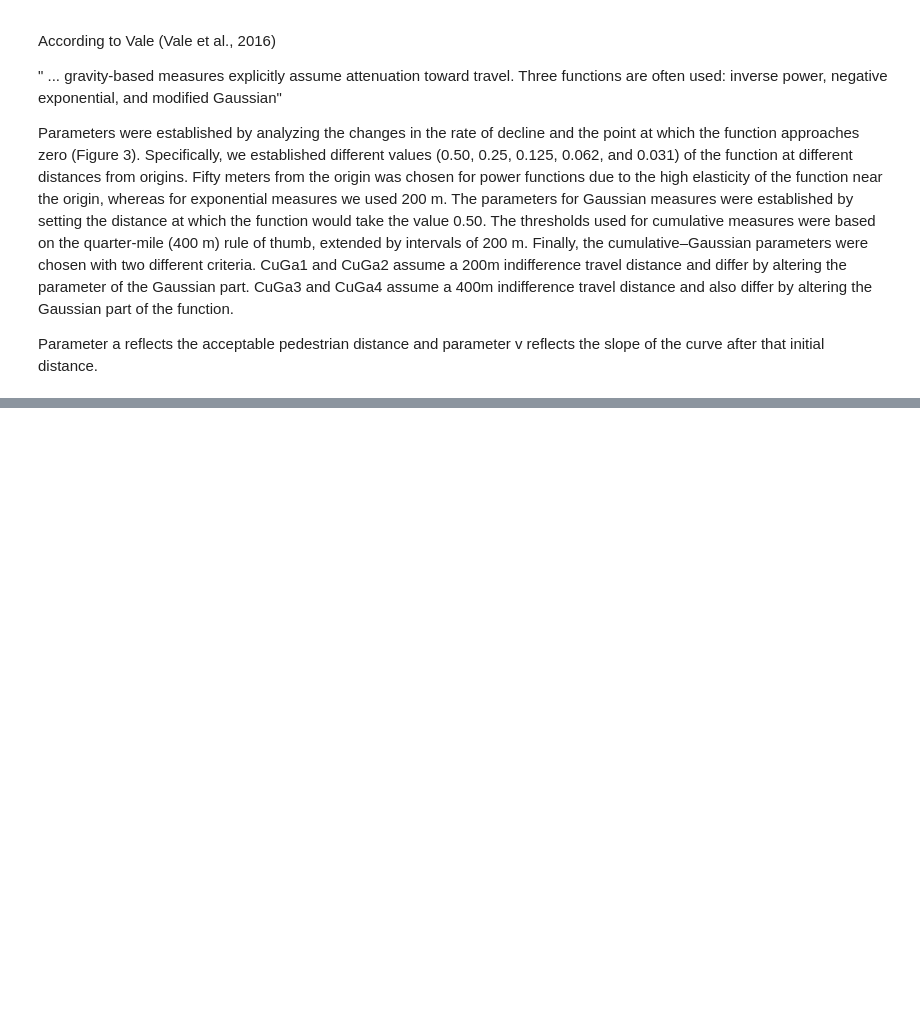
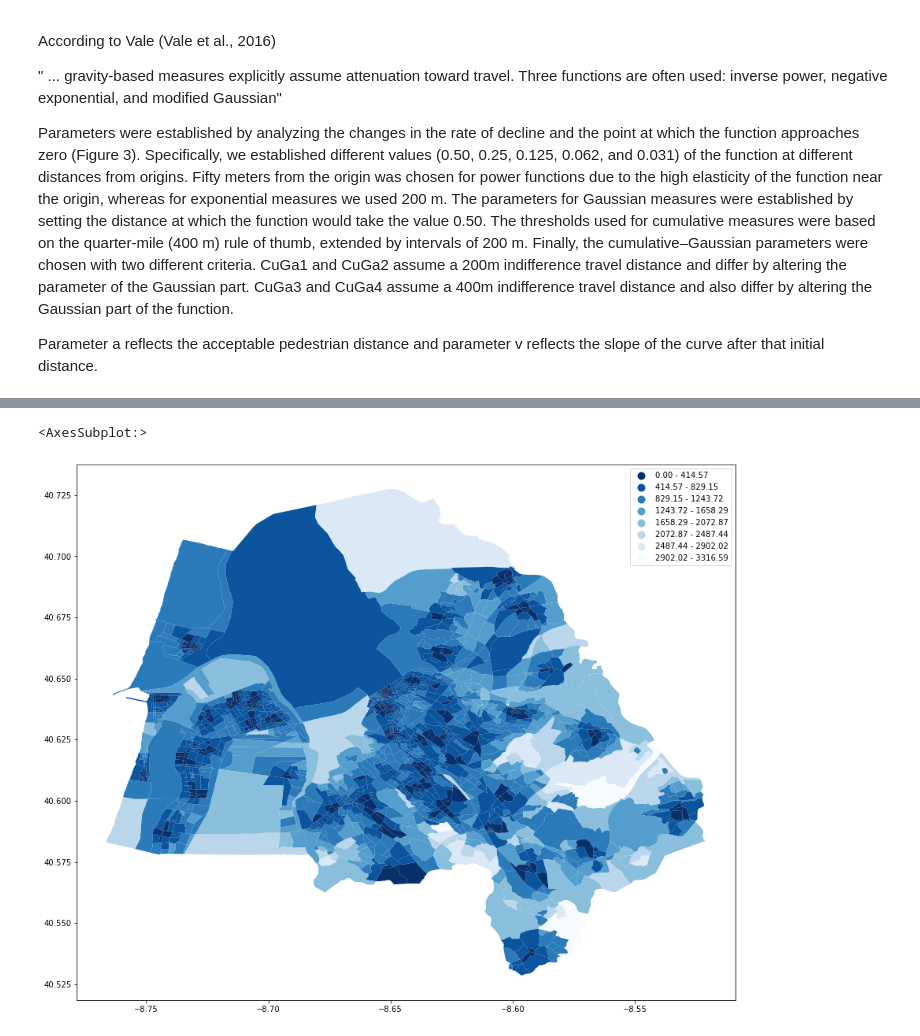
Before and after one commit to fillipefeitosa/gettin, a Jupyter notebook: pandana/Impedance/Impedance Experiments.ipynb, the cells around one changed output, grey strips where cells are left out. Cells and saved outputs as stored; diff of their text form; code cells hidden in the pictures; blank space fills up the shorter version.

```diff
--- a/pandana/Impedance/Impedance Experiments.ipynb
+++ b/pandana/Impedance/Impedance Experiments.ipynb
@@ -187,0 +299,28 @@ np.log(np.e)
+# %%
+# Fix missings and get IQ from raw base
+aveiro_ilhavo_missing = aveiro_ilhavo_missing.drop(columns=['BGRI', 'IQ', 'accessN1'])
+aveiro_ilhavo_missing = aveiro_ilhavo_missing.merge(portugal_qi, how='left', left_on='BGRI11', right_on='BGRI11')
+# %%
+# Find distance lenght for the missing subsections
+aveiro_ilhavo_missing = get_point_X_Y(aveiro_ilhavo_missing)
+centroid_nodes = network.get_node_ids(aveiro_ilhavo_missing.nodeX, aveiro_ilhavo_missing.nodeY).values
+# %%
+# Get the distances from the accessibility dataframe (using nearest nodes)
+missing_distances = []
+for missing in centroid_nodes:
+    distance = accessibility[accessibility.index==missing].iloc[0][1]
+    missing_distances.append(distance)
+aveiro_ilhavo_missing['accessN1'] = missing_distances
+# %%
+# Change index to allow distances and IQ allocation
+aveiro_ilhavo_polygon.index=aveiro_ilhavo_polygon.BGRI11
+aveiro_ilhavo_missing.index=aveiro_ilhavo_missing.BGRI11
+
+# Index and allocate respective values on original dataframe
+aveiro_ilhavo_polygon.loc[aveiro_ilhavo_polygon.accessN1.isna(), 'accessN1'] = aveiro_ilhavo_missing.loc[:,'accessN1']
+aveiro_ilhavo_polygon.loc[aveiro_ilhavo_polygon.IQ.isna(), 'IQ'] = aveiro_ilhavo_missing.loc[:,'IQ']
+# %%
+aveiro_ilhavo_polygon.plot(column='accessN1', cmap='Blues_r', figsize=(15,15), k=8, scheme='equal_interval', legend=True)
+# %% [output]
+<AxesSubplot:>
+[figure, added]
```
Also changed, not shown: parts of 36 cells of this notebook, 1 other file.
